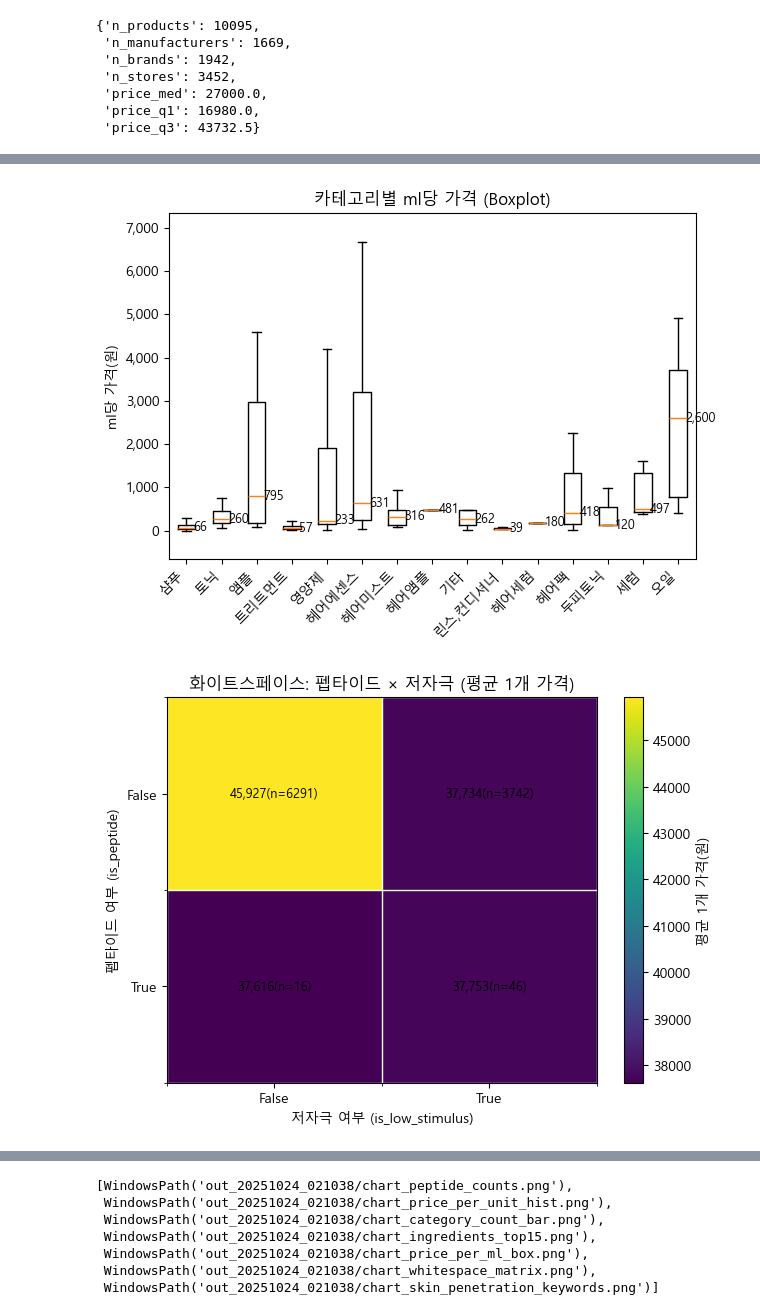
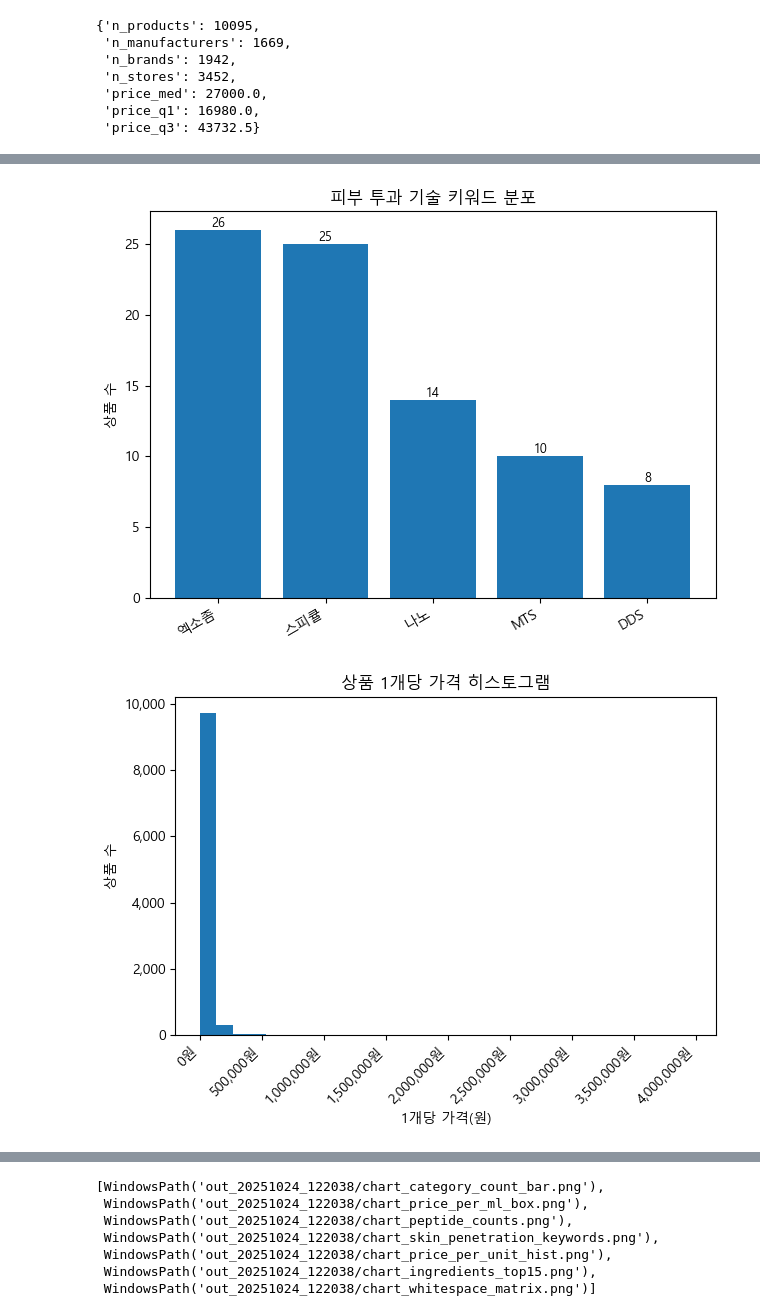
Before and after one commit to kbjung/Study, a Jupyter notebook: graduate_school/business/analysis/naver_hairloss_market_analysis09.ipynb, the cells around one changed output, grey strips where cells are left out. Drawn from its saved outputs; the diff is of its cells as text; code cells hidden in the pictures.

```diff
--- a/graduate_school/business/analysis/naver_hairloss_market_analysis09.ipynb
+++ b/graduate_school/business/analysis/naver_hairloss_market_analysis09.ipynb
@@ -862,13 +914,22 @@ df[['name','unit_count','final_price','final_price_per_unit']].head(15)
 | 14 | 커리쉴 리바이탈라이징 샴푸 자몽향, 500ml, 1개 | 1 | 21000.0 | 21000.000000 |
 # %%
 charts = []
+ret = save_category_bar(df, OUTDIR, show=True)
+if ret is not None:
+    path_bar, category_order = ret
+    charts.append(path_bar)
+else:
+    category_order = None  # bar 차트가 없으면 순서 미고정(fallback 사용)
+charts.append( save_price_per_ml_box(df, OUTDIR, show=True, category_order=category_order) )
+
 charts.append(save_peptide_counts_bar(df, OUTDIR, show=True))
-charts.append(save_price_hist(df, OUTDIR, show=True))
-charts.append(save_category_bar(df, OUTDIR, show=True))
-charts.append(save_ingredient_bar(df, CFG, OUTDIR, show=True))
-charts.append(save_price_per_ml_box(df, OUTDIR, show=True))
-charts.append(save_whitespace_matrix(df, OUTDIR, show=True))
 chart_skin, xlsx_skin = save_skin_penetration_chart_and_excel(df, OUTDIR, show=True)
 charts.append(chart_skin)
+
+charts.append(save_price_hist(df, OUTDIR, show=True))
+
+charts.append(save_ingredient_bar(df, CFG, OUTDIR, show=True))
+charts.append(save_whitespace_matrix(df, OUTDIR, show=True))
+
 charts
 # %% [output]
@@ -878,2 +939,2 @@ charts
-[figure, old version]
+[figure, new version]
-[figure, old version]
+[figure, new version]
@@ -881,10 +943,10 @@ charts
-[WindowsPath('out_20251024_021038/chart_peptide_counts.png'),
- WindowsPath('out_20251024_021038/chart_price_per_unit_hist.png'),
- WindowsPath('out_20251024_021038/chart_category_count_bar.png'),
- WindowsPath('out_20251024_021038/chart_ingredients_top15.png'),
- WindowsPath('out_20251024_021038/chart_price_per_ml_box.png'),
- WindowsPath('out_20251024_021038/chart_whitespace_matrix.png'),
- WindowsPath('out_20251024_021038/chart_skin_penetration_keywords.png')]
+[WindowsPath('out_20251024_122038/chart_category_count_bar.png'),
+ WindowsPath('out_20251024_122038/chart_price_per_ml_box.png'),
+ WindowsPath('out_20251024_122038/chart_peptide_counts.png'),
+ WindowsPath('out_20251024_122038/chart_skin_penetration_keywords.png'),
+ WindowsPath('out_20251024_122038/chart_price_per_unit_hist.png'),
+ WindowsPath('out_20251024_122038/chart_ingredients_top15.png'),
+ WindowsPath('out_20251024_122038/chart_whitespace_matrix.png')]
 # %%
 report_md = write_markdown_report(OUTDIR, kpis, charts, df)
 report_md
```
Also changed, not shown: parts of 5 cells of this notebook.
